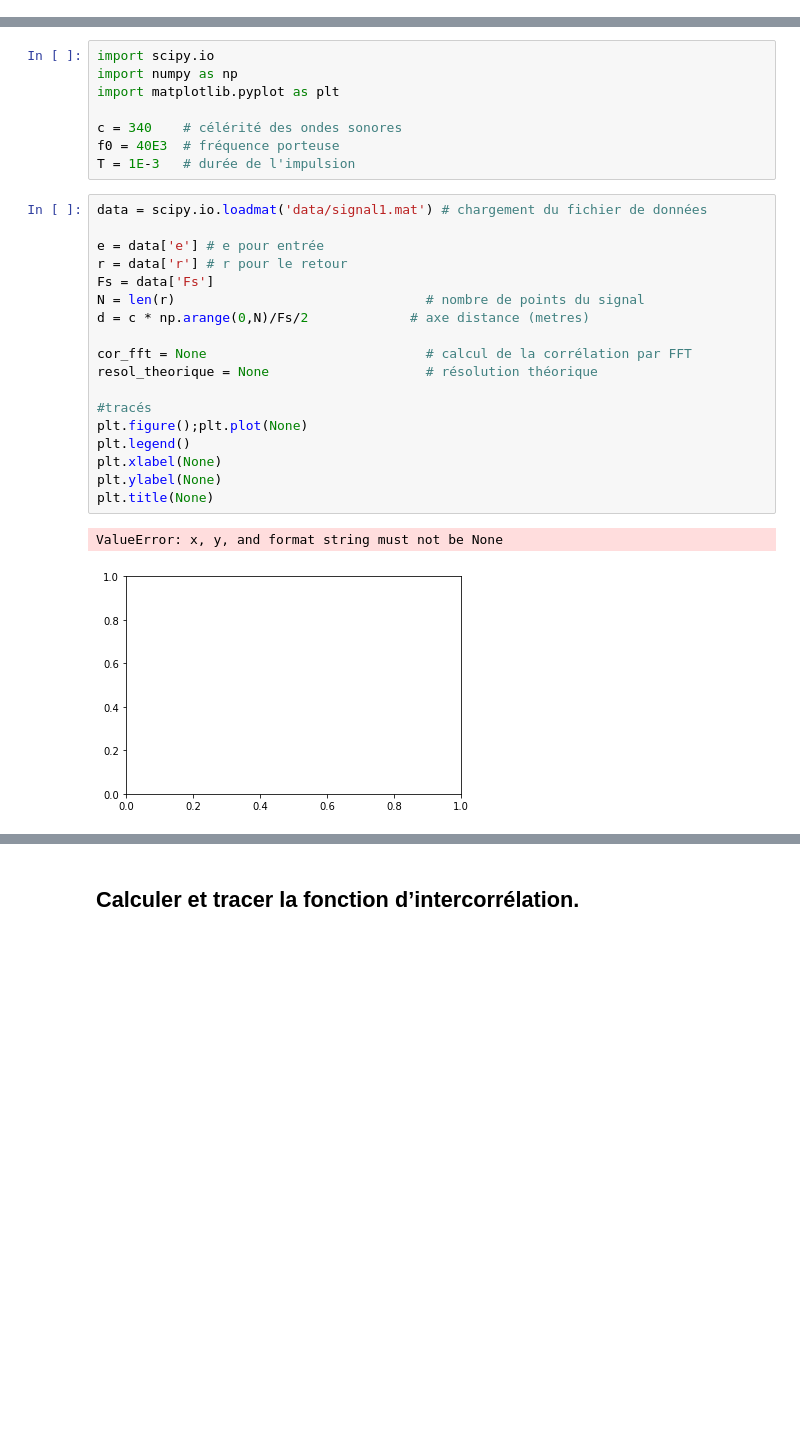
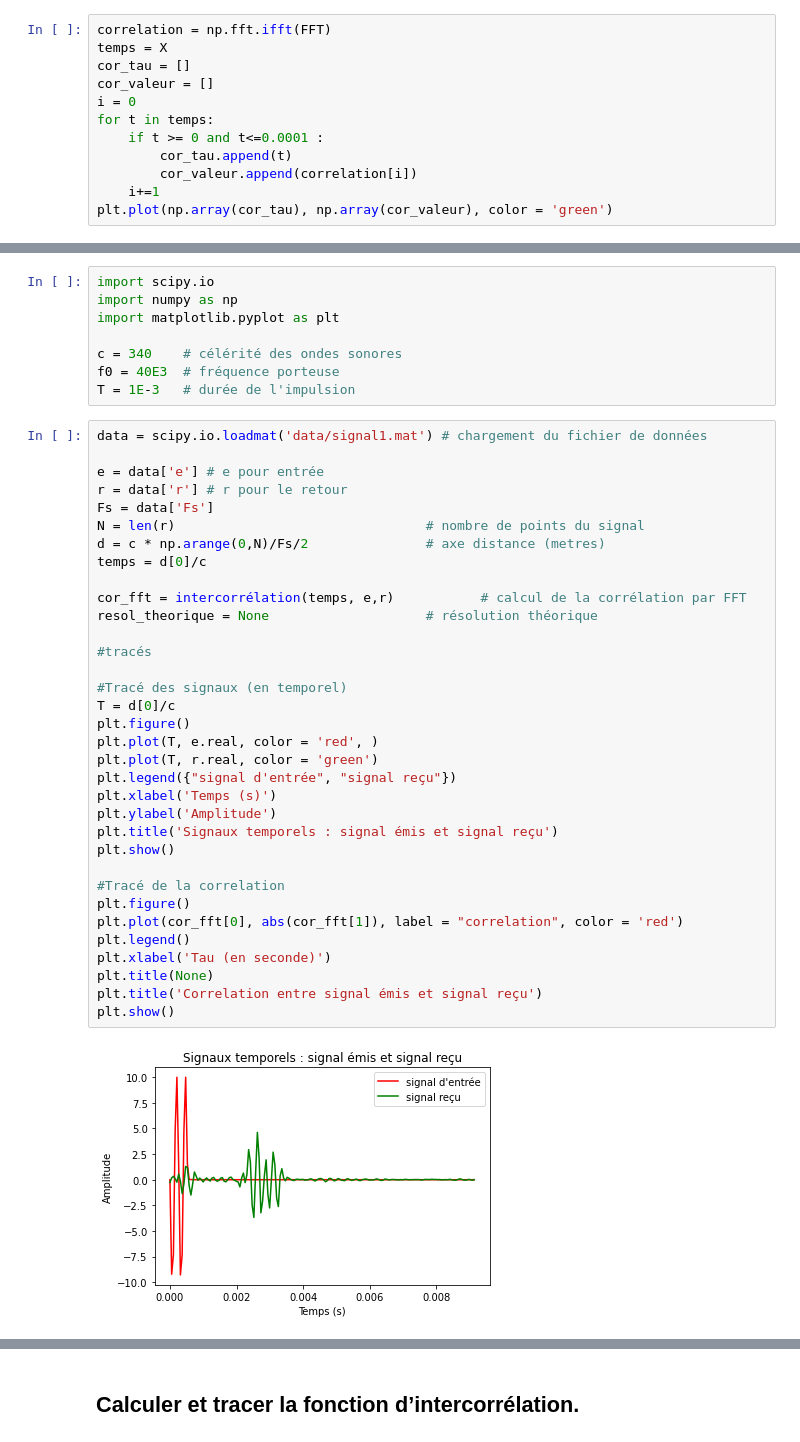
Before and after one commit to martin5555555555/traitementdusignal, a Jupyter notebook: mini_projet_radar.ipynb, the cells around one changed output, grey strips where cells are left out. Cells and saved outputs as stored; diff of their text form; blank space fills up the shorter version.

Commit message:
Fonctions correlations correctes

```diff
--- a/mini_projet_radar.ipynb
+++ b/mini_projet_radar.ipynb
@@ -339,0 +369,12 @@ plt.show()
+# %%
+correlation = np.fft.ifft(FFT)
+temps = X
+cor_tau = []
+cor_valeur = []
+i = 0
+for t in temps:
+    if t >= 0 and t<=0.0001 :
+        cor_tau.append(t)
+        cor_valeur.append(correlation[i])
+    i+=1
+plt.plot(np.array(cor_tau), np.array(cor_valeur), color = 'green')
@@ -357,21 +429,36 @@ T = 1E-3   # durée de l'impulsion
 # %%
 data = scipy.io.loadmat('data/signal1.mat') # chargement du fichier de données
 
 e = data['e'] # e pour entrée
 r = data['r'] # r pour le retour
 Fs = data['Fs']
 N = len(r)                                # nombre de points du signal
-d = c * np.arange(0,N)/Fs/2             # axe distance (metres)
+d = c * np.arange(0,N)/Fs/2               # axe distance (metres)
+temps = d[0]/c
 
-cor_fft = None                            # calcul de la corrélation par FFT
+cor_fft = intercorrélation(temps, e,r)           # calcul de la corrélation par FFT
 resol_theorique = None                    # résolution théorique
 
 #tracés
-plt.figure();plt.plot(None)
+
+#Tracé des signaux (en temporel)
+T = d[0]/c
+plt.figure()
+plt.plot(T, e.real, color = 'red', )
+plt.plot(T, r.real, color = 'green')
+plt.legend({"signal d'entrée", "signal reçu"})
+plt.xlabel('Temps (s)')
+plt.ylabel('Amplitude')
+plt.title('Signaux temporels : signal émis et signal reçu')
+plt.show()
+
+#Tracé de la correlation
+plt.figure()
+plt.plot(cor_fft[0], abs(cor_fft[1]), label = "correlation", color = 'red')
 plt.legend()
-plt.xlabel(None)
-plt.ylabel(None)
+plt.xlabel('Tau (en seconde)')
 plt.title(None)
+plt.title('Correlation entre signal émis et signal reçu')
+plt.show()
 # %% [output]
-ValueError: x, y, and format string must not be None
-[figure, old version]
+[figure, new version]
```
Also changed, not shown: parts of 29 cells of this notebook, 1 other file.
